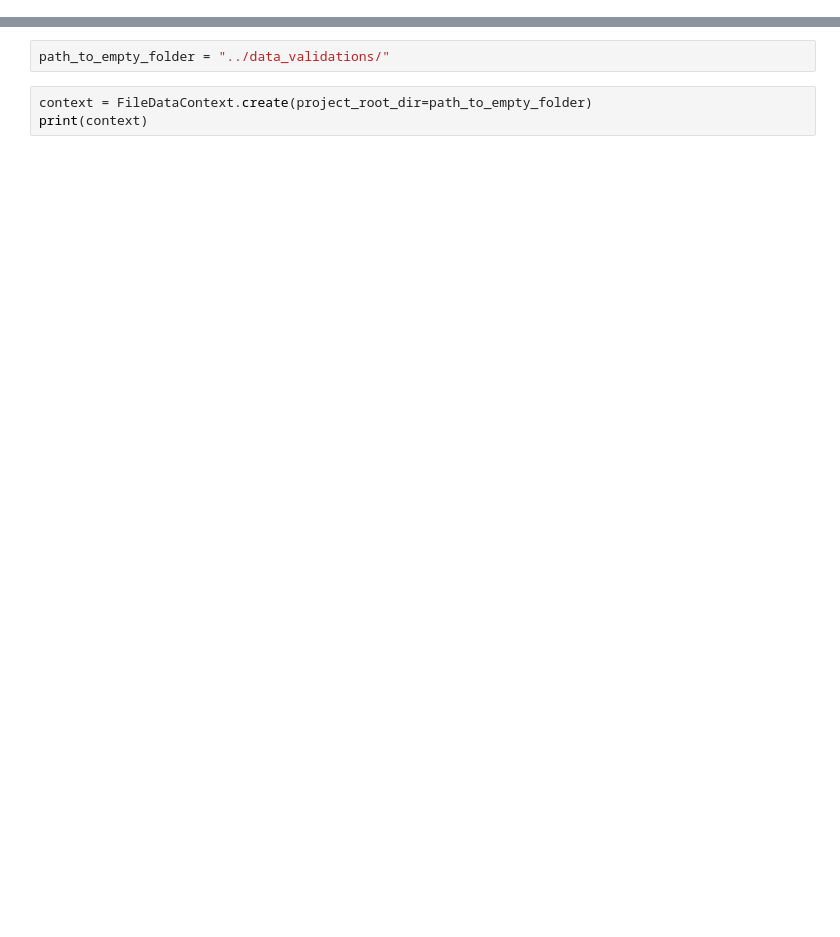
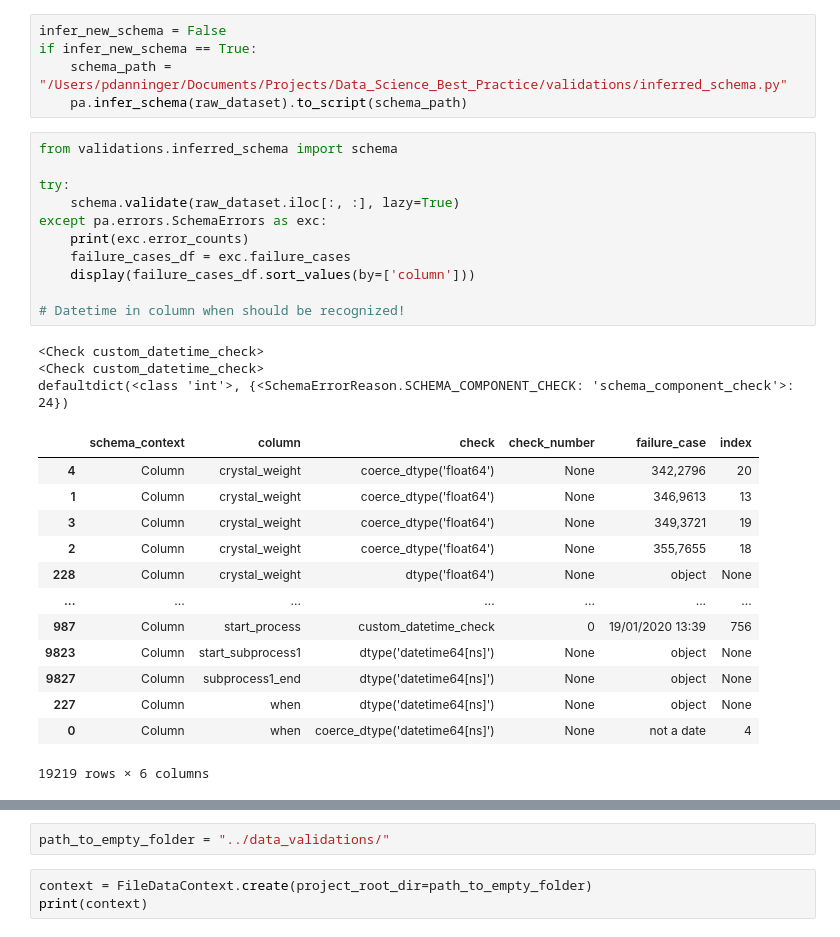
Before and after one commit to afanzott/Data_Science_Best_Practice, a Jupyter notebook: research_notebooks/8_data_validation.ipynb, the cells around one changed output, grey strips where cells are left out. Cells and saved outputs as stored; diff of their text form; blank space fills up the shorter version.

```diff
--- a/research_notebooks/8_data_validation.ipynb
+++ b/research_notebooks/8_data_validation.ipynb
@@ -8,0 +45,33 @@ from great_expectations.data_context import FileDataContext
+# %%
+infer_new_schema = False
+if infer_new_schema == True:
+    schema_path = "/Users/pdanninger/Documents/Projects/Data_Science_Best_Practice/validations/inferred_schema.py"
+    pa.infer_schema(raw_dataset).to_script(schema_path)
+# %%
+from validations.inferred_schema import schema
+
+try:
+    schema.validate(raw_dataset.iloc[:, :], lazy=True)
+except pa.errors.SchemaErrors as exc:
+    print(exc.error_counts)
+    failure_cases_df = exc.failure_cases
+    display(failure_cases_df.sort_values(by=['column']))
+
+# Datetime in column when should be recognized!
+# %% [output]
+<Check custom_datetime_check>
+<Check custom_datetime_check>
+defaultdict(<class 'int'>, {<SchemaErrorReason.SCHEMA_COMPONENT_CHECK: 'schema_component_check'>: 24})
+|  | schema_context | column | check | check_number | failure_case | index |
+| 4 | Column | crystal_weight | coerce_dtype('float64') | None | 342,2796 | 20 |
+| 1 | Column | crystal_weight | coerce_dtype('float64') | None | 346,9613 | 13 |
+| 3 | Column | crystal_weight | coerce_dtype('float64') | None | 349,3721 | 19 |
+| 2 | Column | crystal_weight | coerce_dtype('float64') | None | 355,7655 | 18 |
+| 228 | Column | crystal_weight | dtype('float64') | None | object | None |
+| ... | ... | ... | ... | ... | ... | ... |
+| 987 | Column | start_process | custom_datetime_check | 0 | 19/01/2020 13:39 | 756 |
+| 9823 | Column | start_subprocess1 | dtype('datetime64[ns]') | None | object | None |
+| 9827 | Column | subprocess1_end | dtype('datetime64[ns]') | None | object | None |
+| 227 | Column | when | dtype('datetime64[ns]') | None | object | None |
+| 0 | Column | when | coerce_dtype('datetime64[ns]') | None | not a date | 4 |
+19219 rows × 6 columns
```
Also changed, not shown: parts of 29 cells of this notebook, 1 other file.
